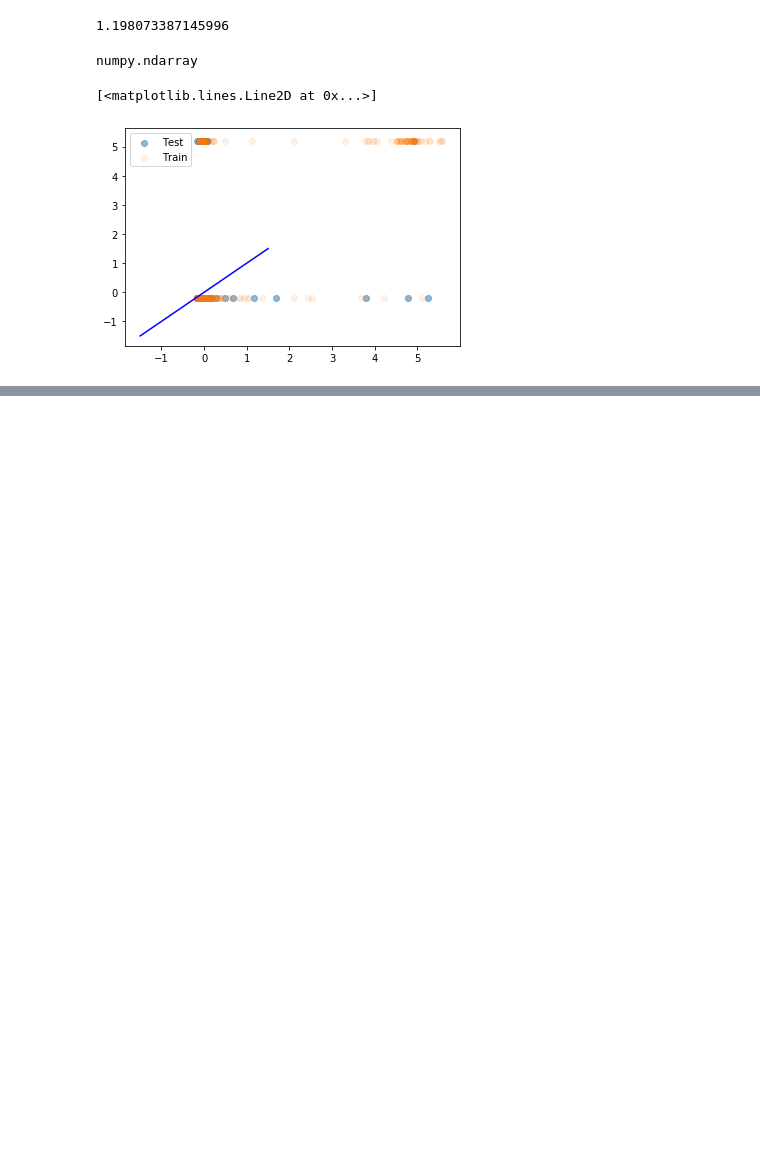
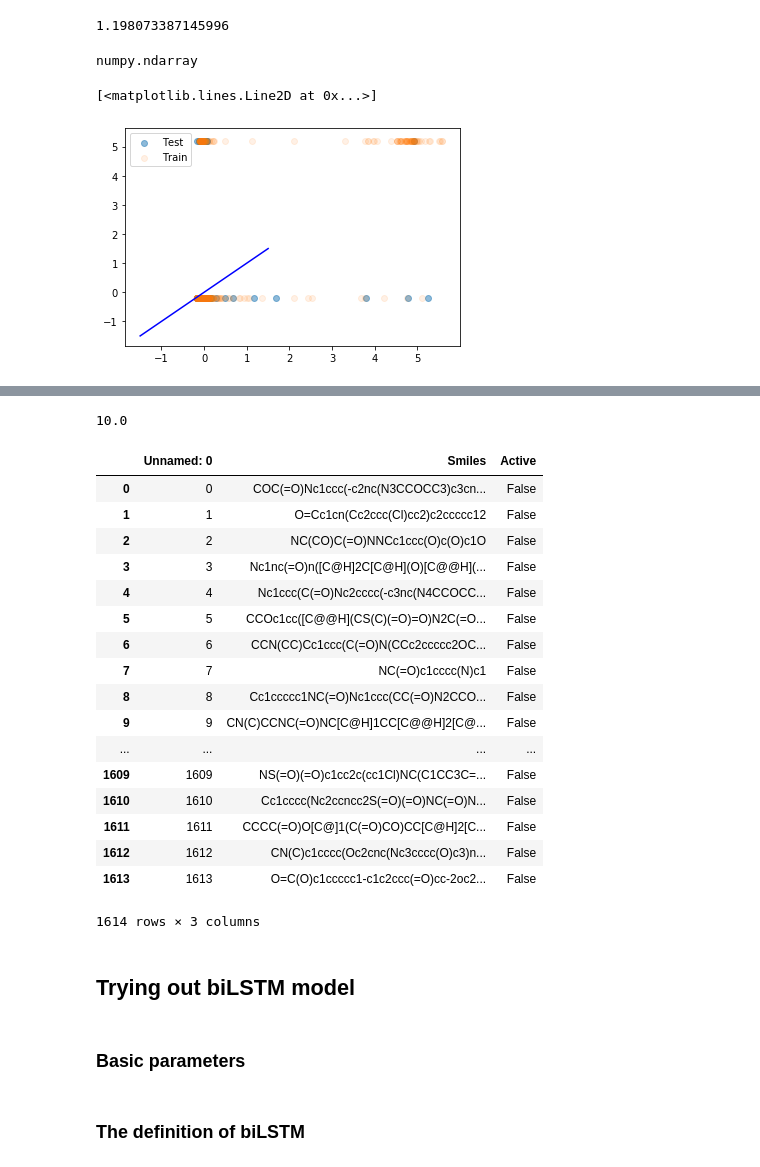
Before and after one commit to Demokritus/Covid-19_AI_Challenge_22-Feb, a Jupyter notebook: Molecular_Model_v0.ipynb, the cells around one changed output, grey strips where cells are left out. Drawn from its saved outputs; the diff is of its cells as text; code cells hidden in the pictures; blank space fills up the shorter version.

Commit message:
Updated molecular model: added initial solution

```diff
--- a/Molecular_Model_v0.ipynb
+++ b/Molecular_Model_v0.ipynb
@@ -458,0 +596,3 @@ plt.plot([-1.5, 1.5], [-1.5,1.5], c="b")
+# %%
+pred_test_np[pred_test_np <= 0] = False
+pred_test_np[pred_test_np > 0] = True
@@ -458,0 +609,32 @@ plt.plot([-1.5, 1.5], [-1.5,1.5], c="b")
+# %%
+np.sum(pred_test_np)
+# %% [output]
+10.0
+# %%
+map_bool = {0.:False, 1.:True}
+pred_test_col = list(map(lambda x: map_bool[x], list(pred_test_np[0].T[0])))
+# %%
+test_csv_original = pd.read_csv('Task/test.csv')
+# %%
+test_csv_original['Active'] = pred_test_col
+# %%
+test_csv_original.rename(columns={'Unnamed:0':''})
+# %% [output]
+|  | Unnamed: 0 | Smiles | Active |
+| 0 | 0 | COC(=O)Nc1ccc(-c2nc(N3CCOCC3)c3cn... | False |
+| 1 | 1 | O=Cc1cn(Cc2ccc(Cl)cc2)c2ccccc12 | False |
+| 2 | 2 | NC(CO)C(=O)NNCc1ccc(O)c(O)c1O | False |
+| 3 | 3 | Nc1nc(=O)n([C@H]2C[C@H](O)[C@@H](... | False |
+| 4 | 4 | Nc1ccc(C(=O)Nc2cccc(-c3nc(N4CCOCC... | False |
+| 5 | 5 | CCOc1cc([C@@H](CS(C)(=O)=O)N2C(=O... | False |
+| 6 | 6 | CCN(CC)Cc1ccc(C(=O)N(CCc2ccccc2OC... | False |
+| 7 | 7 | NC(=O)c1cccc(N)c1 | False |
+| 8 | 8 | Cc1ccccc1NC(=O)Nc1ccc(CC(=O)N2CCO... | False |
+| 9 | 9 | CN(C)CCNC(=O)NC[C@H]1CC[C@@H]2[C@... | False |
+| ... | ... | ... | ... |
+| 1609 | 1609 | NS(=O)(=O)c1cc2c(cc1Cl)NC(C1CC3C=... | False |
+| 1610 | 1610 | Cc1cccc(Nc2ccncc2S(=O)(=O)NC(=O)N... | False |
+| 1611 | 1611 | CCCC(=O)O[C@]1(C(=O)CO)CC[C@H]2[C... | False |
+| 1612 | 1612 | CN(C)c1cccc(Oc2cnc(Nc3cccc(O)c3)n... | False |
+| 1613 | 1613 | O=C(O)c1ccccc1-c1c2ccc(=O)cc-2oc2... | False |
+1614 rows × 3 columns
@@ -458,0 +643,4 @@ plt.plot([-1.5, 1.5], [-1.5,1.5], c="b")
+# %% [markdown]
+## Trying out biLSTM model
+# %% [markdown]
+### Basic parameters
@@ -458,0 +656,2 @@ plt.plot([-1.5, 1.5], [-1.5,1.5], c="b")
+# %% [markdown]
+### The definition of biLSTM
```
Also changed, not shown: parts of 32 cells of this notebook.
